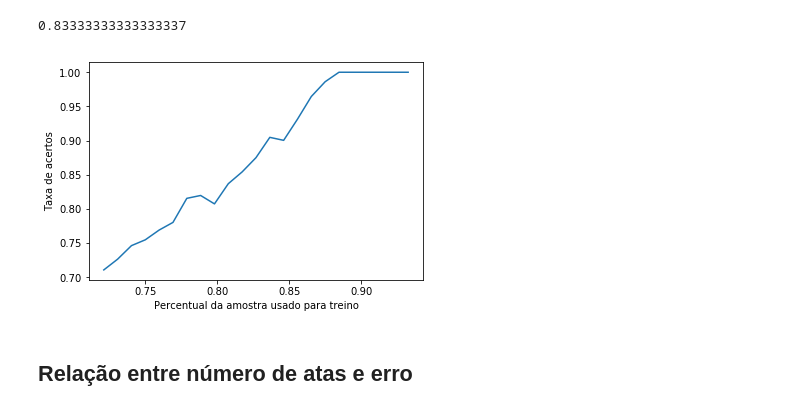
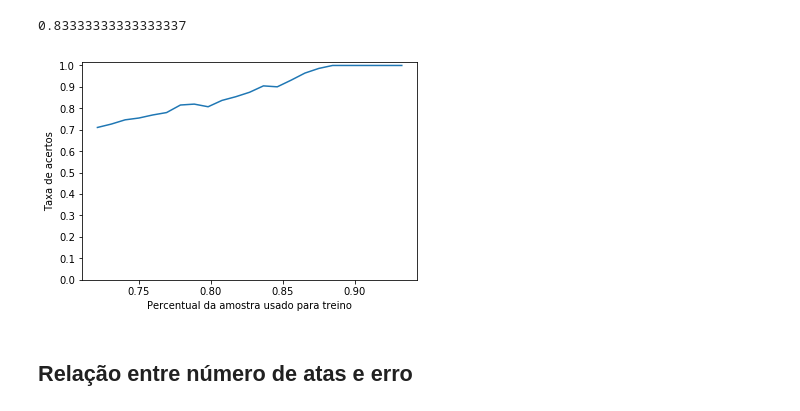
Before and after one commit to paulodt/TCC-PauloDeTarso, a Jupyter notebook: ClassificacaoTextos.ipynb, the cells around one changed output. Saved outputs shown, nothing was run; the diff lists cells and outputs as text; code cells hidden in the pictures.

```diff
--- a/ClassificacaoTextos.ipynb
+++ b/ClassificacaoTextos.ipynb
@@ -263,3 +263,23 @@ plt.show()
 # %% [output]
 Score: 77.670%
 [figure]
+# %%
+scores = []
+
+for n_atas_retiradas_fim in range(1,len(cortes)-2):
+    try:
+        aux = list(zip(arrays[:-1-n_atas_retiradas_fim],cortes[1:-n_atas_retiradas_fim]))
+
+        cortes_aux = [aux[i+1][1] for i in range(len(aux)-1)]
+        arrays_aux = [aux[i][0] + aux[i+1][0] for i in range(len(aux)-1)]
+
+        #N últimas reuniões
+        cortes_aux2 = [cortes[i+1] for i in range(len(cortes)-1)]
+        arrays_aux2 = [arrays[i] + arrays[i+1] for i in range(len(arrays)-1)]
+
+        #Taxa média de acerto
+        classifier = SVC()
+        classifier.fit(arrays_aux,cortes_aux)
+        scores.append([100*len(cortes_aux)/(len(cortes)-1),classifier.score(arrays_aux2,cortes_aux2)])
+    except:
+        continue
@@ -309,10 +339,11 @@ for n_atas_retiradas_fim in range(7,30):
 # %%
 plt.plot([elt[0] for elt in scores],[elt[1] for elt in scores])
 plt.xlabel("Percentual da amostra usado para treino")
 plt.ylabel("Taxa de acertos")
+plt.yticks([elt/10 for elt in range(0,11,1)])
 plt.show()
 # %% [output]
-[figure, old version]
+[figure, new version]
 # %% [markdown]
 ## Relação entre número de atas e erro
 # %%
```
Also changed, not shown: parts of 2 cells of this notebook.
